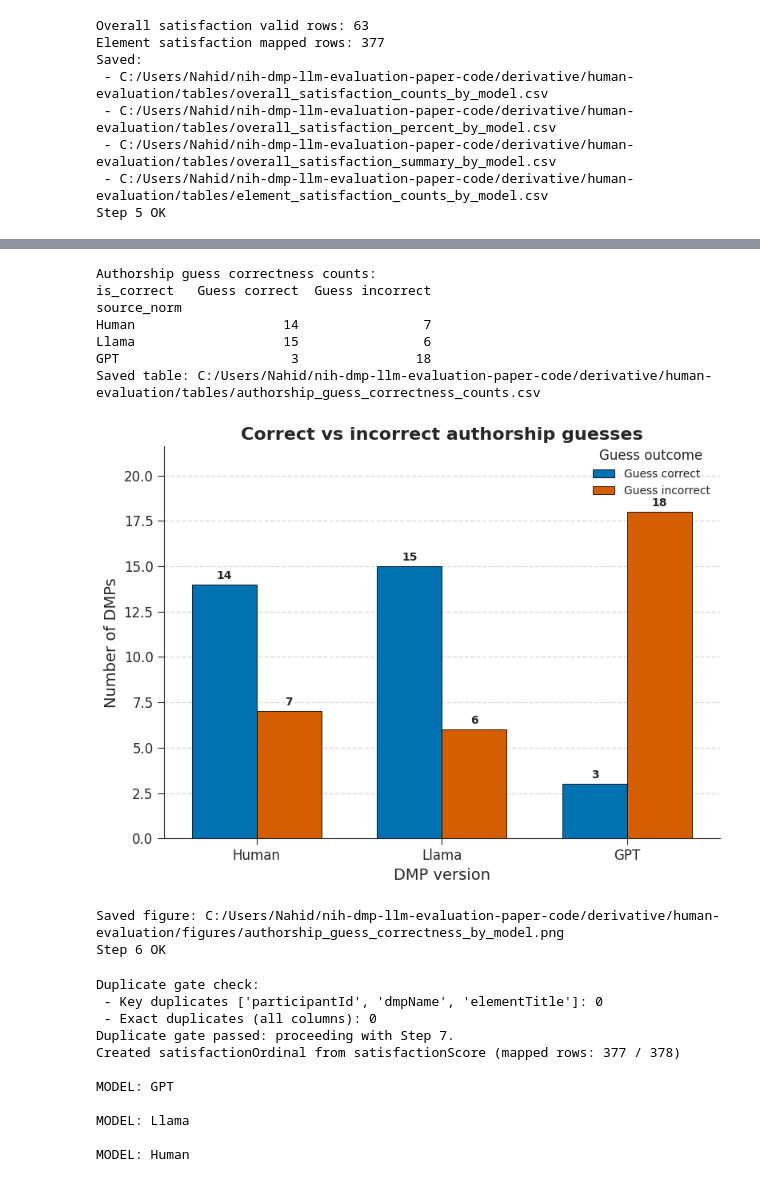
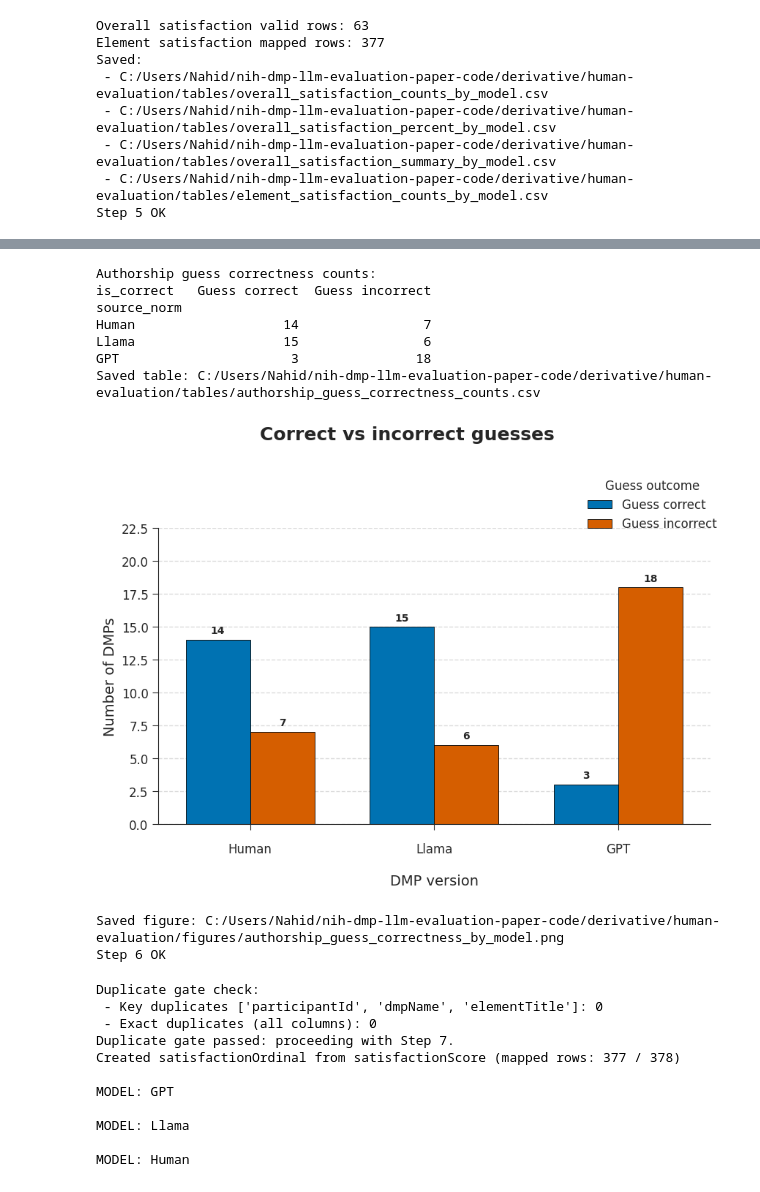
Before and after one commit to fairdataihub/nih-dmp-llm-evaluation-paper-code, a Jupyter notebook: Human-evaluation.ipynb, the cells around one changed output, grey strips where cells are left out. Saved outputs shown, nothing was run; the diff lists cells and outputs as text; code cells hidden in the pictures.

```diff
--- a/Human-evaluation.ipynb
+++ b/Human-evaluation.ipynb
@@ -676,6 +698,9 @@ plot_df = (
               .rename(columns={"source_norm": "DMP version"})
 )
 
+# -----------------------------
+# Seaborn style (UPDATED to match Code 2)
+# -----------------------------
 sns.set(
     style="ticks",
     font="DejaVu Sans",
@@ -686,7 +711,7 @@ sns.set(
         "axes.labelsize": 14,
         "xtick.labelsize": 12,
         "ytick.labelsize": 12,
-        "legend.fontsize": 10,
+        "legend.fontsize": 12,
         "axes.spines.top": False,
         "axes.spines.right": False,
         "axes.linewidth": 0.8,
@@ -700,7 +725,10 @@ sns.set(
 hue_order = ["Guess correct", "Guess incorrect"]
 palette_list = [wong["Blue"], wong["Vermillion"]]
 
-fig, ax = plt.subplots(figsize=(8, 6))
+# -----------------------------
+# Plot
+# -----------------------------
+fig, ax = plt.subplots(figsize=(8.6, 6.6))
 
 sns.barplot(
     data=plot_df,
@@ -719,40 +747,62 @@ sns.barplot(
 )
 
 for p in ax.patches:
     p.set_alpha(1.0)
 
+
+fig.suptitle("Correct vs incorrect guesses", fontsize=18, fontweight="bold", y=0.98)
+
 ax.set_ylabel("Number of DMPs")
-ax.set_xlabel("DMP version")
-ax.set_title("Correct vs incorrect authorship guesses")
+
+
+ax.tick_params(axis="x", pad=12)
+ax.set_xlabel("DMP version", labelpad=18)
+
 
 max_val = plot_df["Count"].max() if len(plot_df) else 1
-ax.set_ylim(0, max(1, max_val) * 1.20)
+ax.set_ylim(0, max(1, max_val) * 1.25)
+
 
 for container in ax.containers:
-    ax.bar_label(container, fmt="%.0f", padding=3, fontsize=10, fontweight="bold")
+    ax.bar_label(container, fmt="%.0f", padding=4, fontsize=10, fontweight="bold", clip_on=False)
 
 ax.grid(axis="y", linestyle="--", alpha=0.7)
 sns.despine(ax=ax)
-ax.legend(title="Guess outcome", frameon=False, loc="upper right", bbox_to_anchor=(1.0, 1.02))
 
-fig.tight_layout()
+
+handles, labels = ax.get_legend_handles_labels()
+if ax.legend_ is not None:
+    ax.legend_.remove()
+
+fig.legend(
+    handles,
+    labels,
+    title="Guess outcome",
+    frameon=False,
+    loc="upper right",
+    bbox_to_anchor=(1.0, 0.88),
+    borderaxespad=0.0,
+)
+
+
+fig.tight_layout(rect=[0.0, 0.0, 1.0, 0.86])
 
 fig_path = FIG_DIR / "authorship_guess_correctness_by_model.png"
 fig.savefig(fig_path, dpi=300, bbox_inches="tight")
 plt.show()
 plt.close(fig)
 
 print("Saved figure:", fig_path.as_posix())
 print("Step 6 OK")
 # %% [output]
 Authorship guess correctness counts:
 is_correct   Guess correct  Guess incorrect
 source_norm
 Human                   14                7
 Llama                   15                6
 GPT                      3               18
 Saved table: C:/Users/Nahid/nih-dmp-llm-evaluation-paper-code/derivative/human-evaluation/tables/authorship_guess_correctness_counts.csv
-[figure, old version]
+[figure, new version]
 Saved figure: C:/Users/Nahid/nih-dmp-llm-evaluation-paper-code/derivative/human-evaluation/figures/authorship_guess_correctness_by_model.png
 Step 6 OK
 # %%
```
Also changed, not shown: parts of 1 cell of this notebook, 2 other files.
